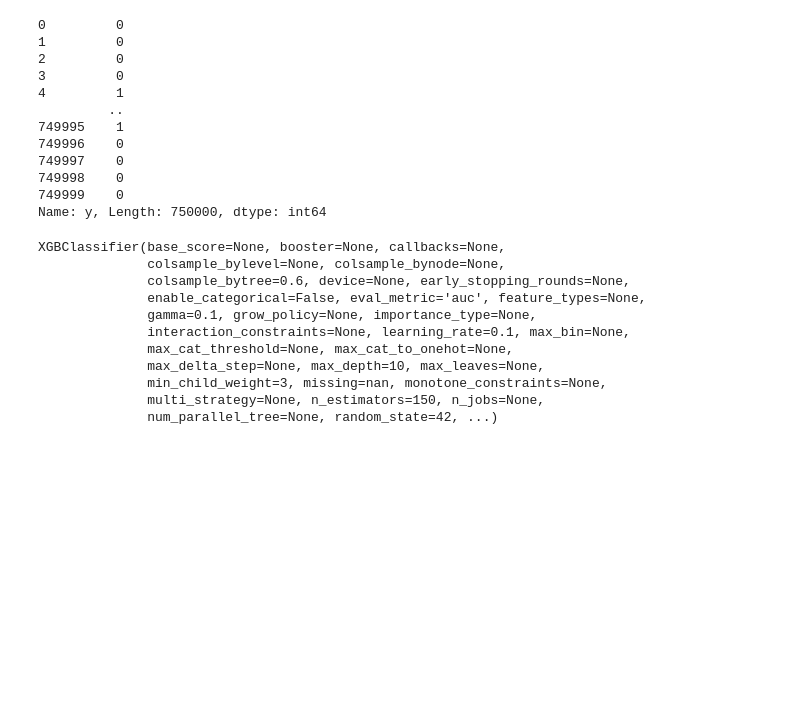
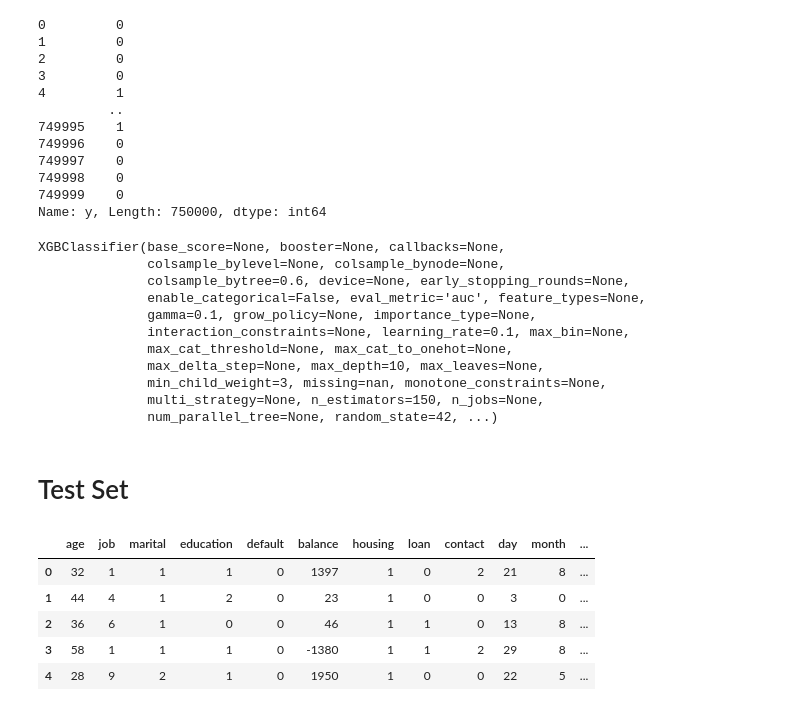
Before and after one commit to OshadhaWijerathne/Kaggle-bank-marketing-classification, a Jupyter notebook: binary-classification-with-a-bank-dataset.ipynb, the cells around one changed output. Saved outputs shown, nothing was run; the diff lists cells and outputs as text; code cells hidden in the pictures; blank space fills up the shorter version.

```diff
--- a/binary-classification-with-a-bank-dataset.ipynb
+++ b/binary-classification-with-a-bank-dataset.ipynb
@@ -779,3 +779,5 @@ XGBClassifier(base_score=None, booster=None, callbacks=None,
               min_child_weight=3, missing=nan, monotone_constraints=None,
               multi_strategy=None, n_estimators=150, n_jobs=None,
               num_parallel_tree=None, random_state=42, ...)
+# %% [markdown]
+# Test Set
@@ -781,0 +786,16 @@ XGBClassifier(base_score=None, booster=None, callbacks=None,
+# %%
+def object_to_int_test(series, col_name):
+    if series.dtype == 'object' and col_name in encoders:
+        le = encoders[col_name]
+        return le.transform(series)
+    return series
+# %%
+df_test = df_test.apply(lambda col: object_to_int_test(col, col.name))
+df_test.head()
+# %% [output]
+|  | age | job | marital | education | default | balance | housing | loan | contact | day | month | ... |
+| 0 | 32 | 1 | 1 | 1 | 0 | 1397 | 1 | 0 | 2 | 21 | 8 | ... |
+| 1 | 44 | 4 | 1 | 2 | 0 | 23 | 1 | 0 | 0 | 3 | 0 | ... |
+| 2 | 36 | 6 | 1 | 0 | 0 | 46 | 1 | 1 | 0 | 13 | 8 | ... |
+| 3 | 58 | 1 | 1 | 1 | 0 | -1380 | 1 | 1 | 2 | 29 | 8 | ... |
+| 4 | 28 | 9 | 2 | 1 | 0 | 1950 | 1 | 0 | 0 | 22 | 5 | ... |
```
Also changed, not shown: parts of 15 cells of this notebook, 1 other file.
